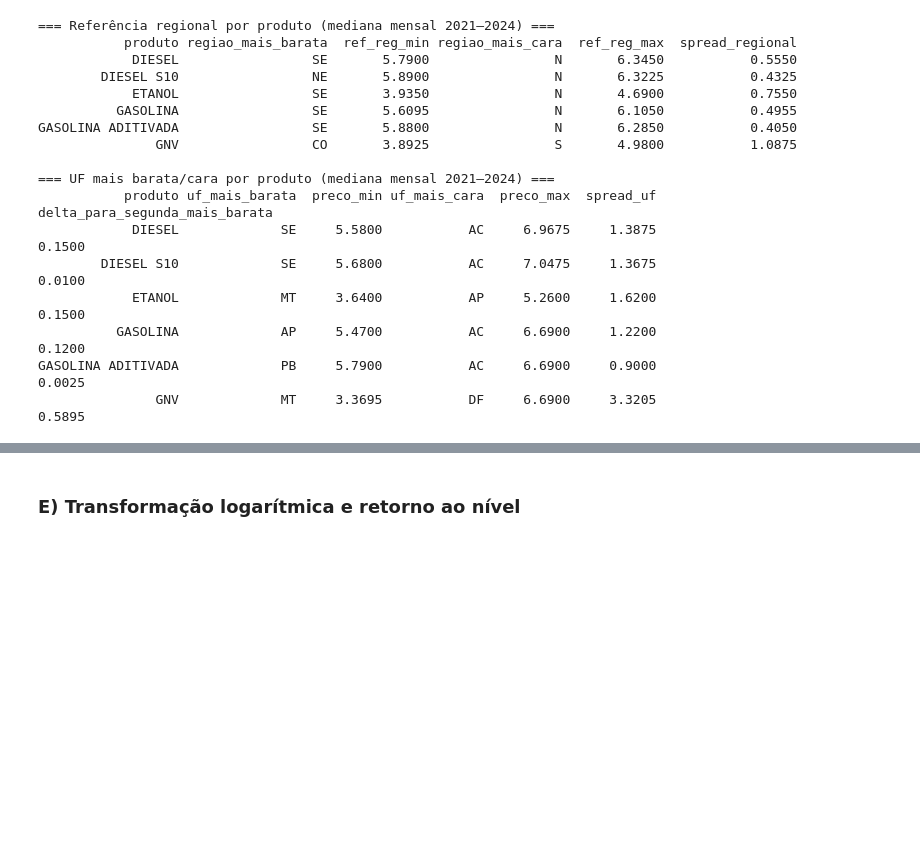
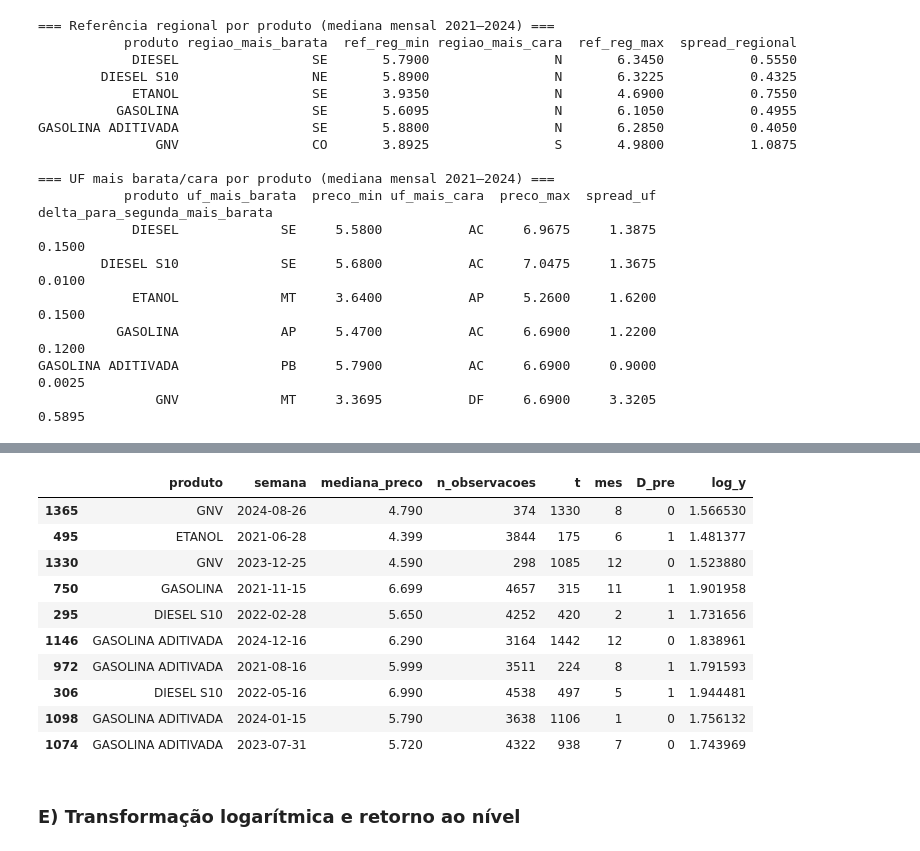
Before and after one commit to loadingerror/tcc_lubricants_anp, a Jupyter notebook: lubricants_br_tcc_model reg.ipynb, the cells around one changed output, grey strips where cells are left out. Cells and saved outputs as stored; diff of their text form; code cells hidden in the pictures; blank space fills up the shorter version.

```diff
--- a/lubricants_br_tcc_model reg.ipynb
+++ b/lubricants_br_tcc_model reg.ipynb
@@ -1316,3 +2203,17 @@ GASOLINA ADITIVADA             PB     5.7900           AC     6.6900     0.9000
+# %%
+train.sample(10)
+# %% [output]
+|  | produto | semana | mediana_preco | n_observacoes | t | mes | D_pre | log_y |
+| 1365 | GNV | 2024-08-26 | 4.790 | 374 | 1330 | 8 | 0 | 1.566530 |
+| 495 | ETANOL | 2021-06-28 | 4.399 | 3844 | 175 | 6 | 1 | 1.481377 |
+| 1330 | GNV | 2023-12-25 | 4.590 | 298 | 1085 | 12 | 0 | 1.523880 |
+| 750 | GASOLINA | 2021-11-15 | 6.699 | 4657 | 315 | 11 | 1 | 1.901958 |
+| 295 | DIESEL S10 | 2022-02-28 | 5.650 | 4252 | 420 | 2 | 1 | 1.731656 |
+| 1146 | GASOLINA ADITIVADA | 2024-12-16 | 6.290 | 3164 | 1442 | 12 | 0 | 1.838961 |
+| 972 | GASOLINA ADITIVADA | 2021-08-16 | 5.999 | 3511 | 224 | 8 | 1 | 1.791593 |
+| 306 | DIESEL S10 | 2022-05-16 | 6.990 | 4538 | 497 | 5 | 1 | 1.944481 |
+| 1098 | GASOLINA ADITIVADA | 2024-01-15 | 5.790 | 3638 | 1106 | 1 | 0 | 1.756132 |
+| 1074 | GASOLINA ADITIVADA | 2023-07-31 | 5.720 | 4322 | 938 | 7 | 0 | 1.743969 |
 # %% [markdown]
 ### E) Transformação logarítmica e retorno ao nível
 # %%
```
Also changed, not shown: parts of 31 cells of this notebook.
